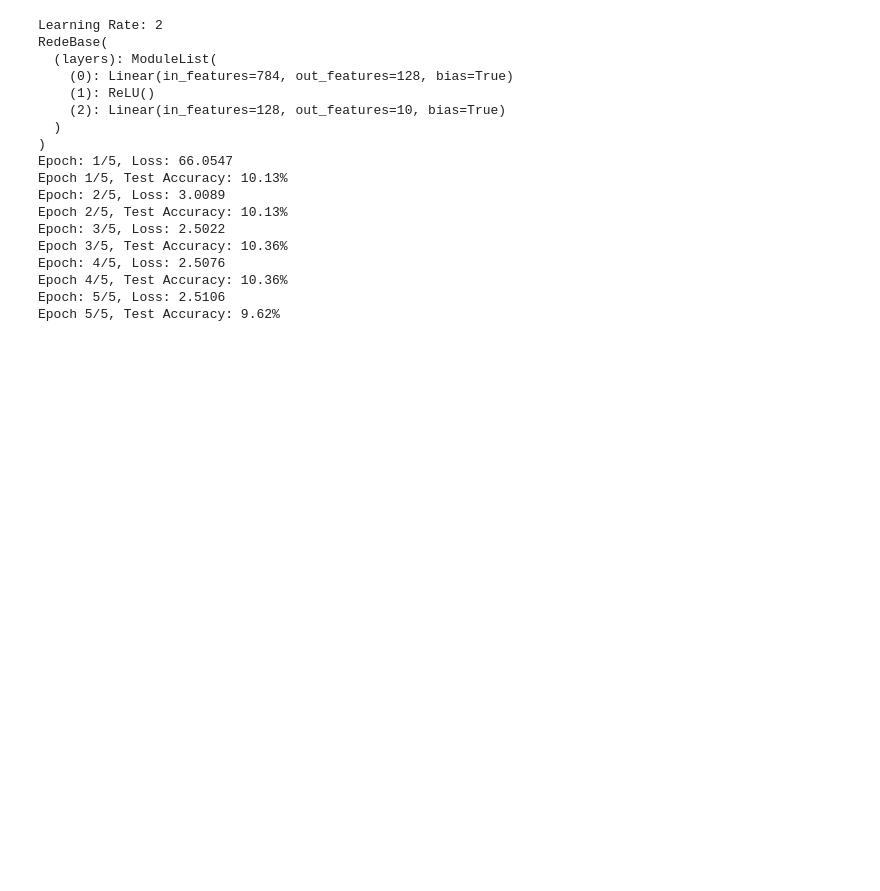
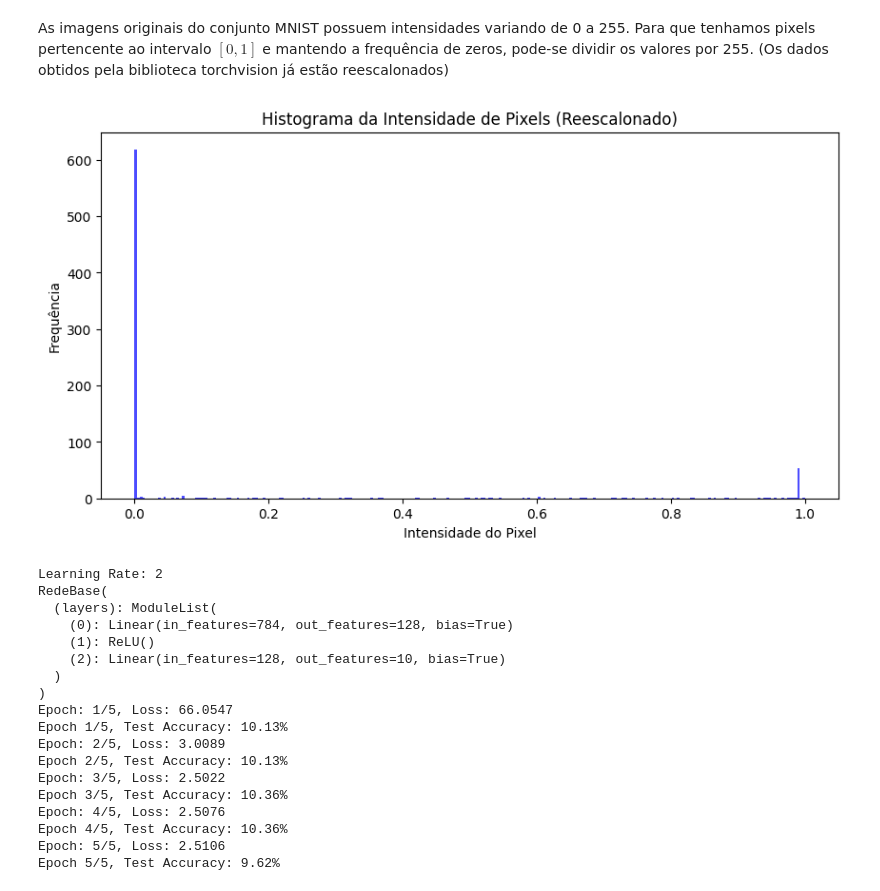
Before and after one commit to LMBarboza/RedesNeurais, a Jupyter notebook: lista2/lista2.ipynb, the cells around one changed output. Cells and saved outputs as stored; diff of their text form; code cells hidden in the pictures; blank space fills up the shorter version.

```diff
--- a/lista2/lista2.ipynb
+++ b/lista2/lista2.ipynb
@@ -1,3 +76,14 @@
+# %% [markdown]
+As imagens originais do conjunto MNIST possuem intensidades variando de 0 a 255. Para que tenhamos pixels pertencente ao intervalo $[0, 1]$ e mantendo a frequência de zeros, pode-se dividir os valores por 255. (Os dados obtidos pela biblioteca torchvision já estão reescalonados)
+# %%
+plt.figure(figsize=(10, 5))
+plt.hist(image.ravel(), bins=256, range=(0, 1), color='blue', alpha=0.7)
+plt.title("Histograma da Intensidade de Pixels (Reescalonado)")
+plt.xlabel("Intensidade do Pixel")
+plt.ylabel("Frequência")
+plt.show()
+# %% [output]
+[figure, added]
 # %%
 %run 'item_c.py'
 # %% [output]
```
Also changed, not shown: parts of 7 cells of this notebook.
